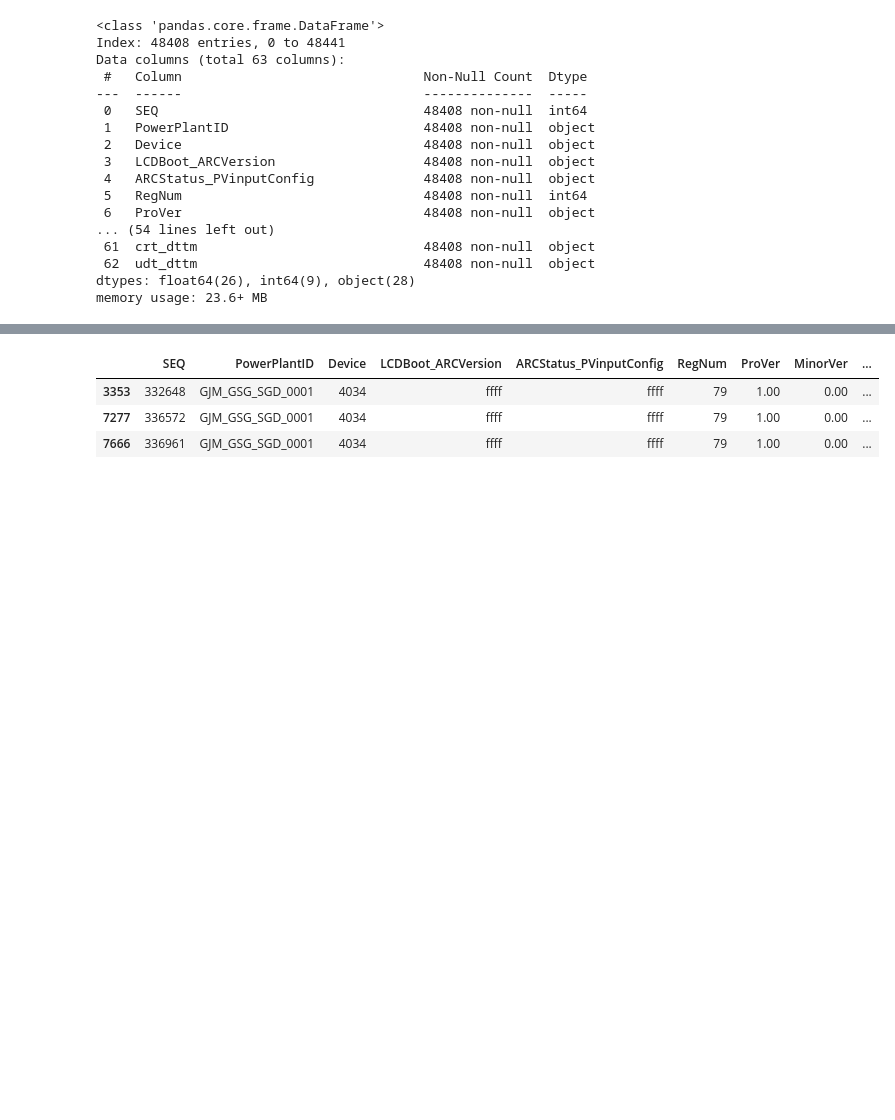
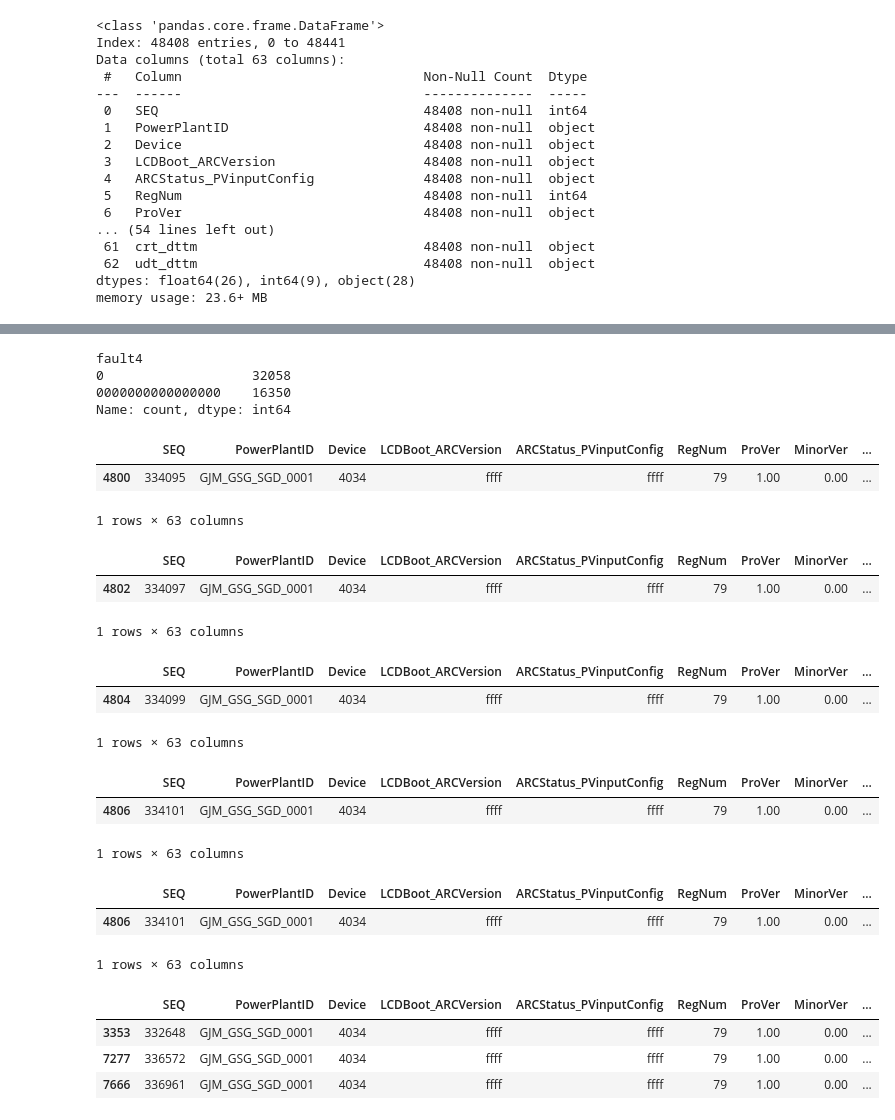
Before and after one commit to donggi22/insolation, a Jupyter notebook: power_eda.ipynb, the cells around one changed output, grey strips where cells are left out. Drawn from its saved outputs; the diff is of its cells as text; code cells hidden in the pictures; blank space fills up the shorter version.

```diff
--- a/power_eda.ipynb
+++ b/power_eda.ipynb
@@ -99,3 +110,40 @@ for col in cols:
+# %%
+plant_df['fault4'].value_counts()
+# %% [output]
+fault4
+0                   32058
+0000000000000000    16350
+Name: count, dtype: int64
+# %%
+plant_df[plant_df['Warm'] =='0000000100000000']
+# %% [output]
+|  | SEQ | PowerPlantID | Device | LCDBoot_ARCVersion | ARCStatus_PVinputConfig | RegNum | ProVer | MinorVer | ... |
+| 4800 | 334095 | GJM_GSG_SGD_0001 | 4034 | ffff | ffff | 79 | 1.00 | 0.00 | ... |
+1 rows × 63 columns
+# %%
+plant_df[plant_df['Warm'] =='0000001000000001']
+# %% [output]
+|  | SEQ | PowerPlantID | Device | LCDBoot_ARCVersion | ARCStatus_PVinputConfig | RegNum | ProVer | MinorVer | ... |
+| 4802 | 334097 | GJM_GSG_SGD_0001 | 4034 | ffff | ffff | 79 | 1.00 | 0.00 | ... |
+1 rows × 63 columns
+# %%
+plant_df[plant_df['Warm'] =='1000000000000001']
+# %% [output]
+|  | SEQ | PowerPlantID | Device | LCDBoot_ARCVersion | ARCStatus_PVinputConfig | RegNum | ProVer | MinorVer | ... |
+| 4804 | 334099 | GJM_GSG_SGD_0001 | 4034 | ffff | ffff | 79 | 1.00 | 0.00 | ... |
+1 rows × 63 columns
+# %%
+plant_df[plant_df['Warm'] =='0100000000000000']
+# %% [output]
+|  | SEQ | PowerPlantID | Device | LCDBoot_ARCVersion | ARCStatus_PVinputConfig | RegNum | ProVer | MinorVer | ... |
+| 4806 | 334101 | GJM_GSG_SGD_0001 | 4034 | ffff | ffff | 79 | 1.00 | 0.00 | ... |
+1 rows × 63 columns
+# %%
+plant_df[plant_df['Fault0'] =='0000000000010000']
+# %% [output]
+|  | SEQ | PowerPlantID | Device | LCDBoot_ARCVersion | ARCStatus_PVinputConfig | RegNum | ProVer | MinorVer | ... |
+| 4806 | 334101 | GJM_GSG_SGD_0001 | 4034 | ffff | ffff | 79 | 1.00 | 0.00 | ... |
+1 rows × 63 columns
 # %%
 plant_df[plant_df['DSPSecuritySpecificationVersionNumr'] =='1GJM_G']
 # %% [output]
```
Also changed, not shown: parts of 8 cells of this notebook.
